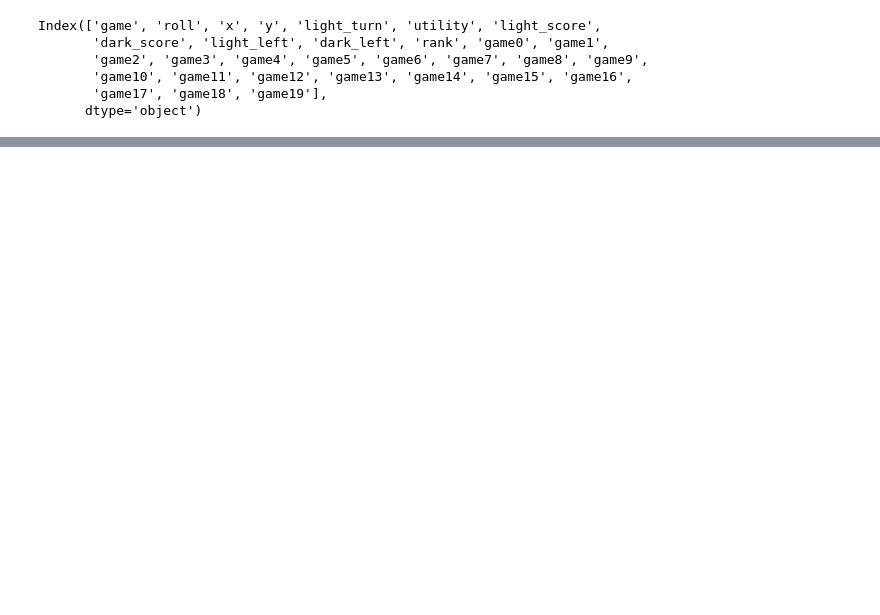
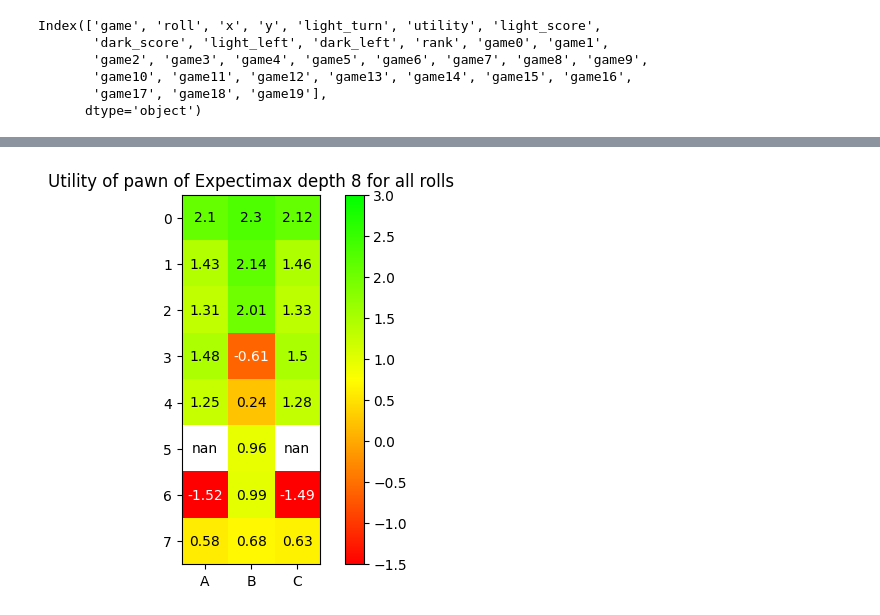
Before and after one commit to qwertyuu/python-ur-machine-learning, a Jupyter notebook: notebooks/dataset_viz.ipynb, the cells around one changed output, grey strips where cells are left out. Saved outputs shown, nothing was run; the diff lists cells and outputs as text; code cells hidden in the pictures; blank space fills up the shorter version.

```diff
--- a/notebooks/dataset_viz.ipynb
+++ b/notebooks/dataset_viz.ipynb
@@ -200,0 +143,2 @@ print(len(dataset.query("roll == 4")))
+# %%
+df_utility = gen_df(dataset, 'utility')
@@ -200,0 +158,11 @@ print(len(dataset.query("roll == 4")))
+# %%
+from matplotlib.colors import LinearSegmentedColormap
+colors = [(1, 0, 0), (1, 1, 0), (0, 1, 0)] # red, yellow, green
+cmap_name = 'my_colormap'
+cm = LinearSegmentedColormap.from_list(cmap_name, colors, N=256)
+colors.reverse()
+icm = LinearSegmentedColormap.from_list(cmap_name, colors, N=256)
+# %%
+show_heatmap(df_utility['all'], "Utility", "for all rolls", cm, (-1.5, 3))
+# %% [output]
+[figure, added]
```
Also changed, not shown: parts of 42 cells of this notebook.
